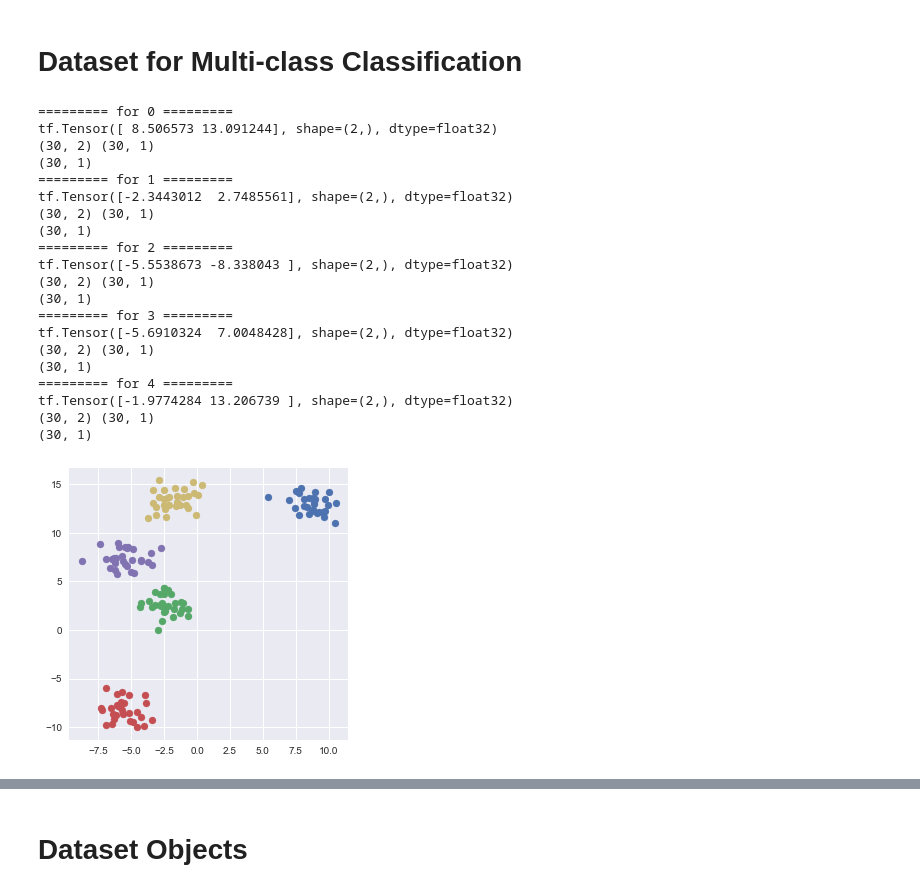
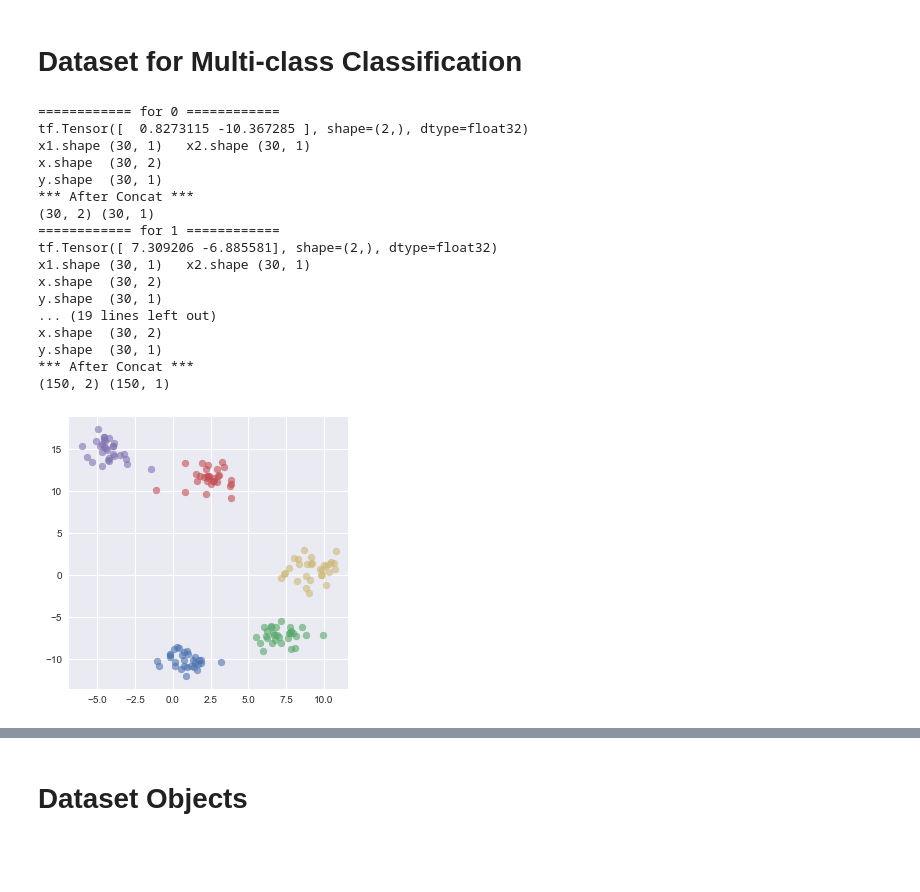
Before and after one commit to hjlee21/Basic_Deep_Learning, a Jupyter notebook: 10_Datasets_Multi-class_Classification.ipynb, the cells around one changed output, grey strips where cells are left out. Drawn from its saved outputs; the diff is of its cells as text; code cells hidden in the pictures; blank space fills up the shorter version.

```diff
--- a/10_Datasets_Multi-class_Classification.ipynb
+++ b/10_Datasets_Multi-class_Classification.ipynb
@@ -6,59 +6,69 @@ import matplotlib.pyplot as plt
 
 plt.style.use('seaborn')
 
 # N: Minibatch, x의 갯수: 2
 N, n_feature = 30, 2
 n_class = 5
 
 X = tf.zeros(shape=(0, n_feature))
-Y = tf.zeros(shape=(0, 10), dtype=tf.int32)
-
-fig, ax = plt.subplots(figsize=(5,5))
+Y = tf.zeros(shape=(0, 1), dtype=tf.int32)
+ #shape = (0, 1)에서 0은 empty vector로 0을 선언한 곳에 채울 준비를 한다는 것
 
 
 
+fig, ax = plt.subplots(figsize=(5,5))
 for class_idx in range(n_class):
-    print(f"========= for {class_idx} =========")
+    print(f"============ for {class_idx} ============")
 
     center = tf.random.uniform(minval=-15, maxval=15, shape=(2,))
     #x,y 좌표 두개를 만들기 위해서 shape=(2,)써준것.
     print(center)
 
     #ax.scatter(center[0],center[1])
     #center의 값이 [0]과 [1]값이 있으니까
 
     # x1, x2값을 만들어보자
+    # x1은 가로축, x2는 세로축
     #center 포인트에서 random distribution으로 데이터를 만들어보고자 함
     #한 클래스(n_class=5)당 30개(N)가 만들어지는 거기 때문에 전체 데이터셋은 150개가 만들어짐
-    x1 = center[0] + tf.random.normal(shape=(N,1))
-    x2 = center[1] + tf.random.normal(shape=(N,1))
+    x1 = center[0] + tf.random.normal(shape=(N, 1))
+    x2 = center[1] + tf.random.normal(shape=(N, 1))
+    print(f"x1.shape {x1.shape}   x2.shape {x2.shape}")
 
-    ax.scatter(x1.numpy(), x2.numpy())
+    #ax.scatter(x1.numpy(), x2.numpy())
 
     #x1, x2값을 합쳐보자 왜냐하면 우리가 원하는건 데이터셋 그 자체니깐
     x = tf.concat((x1, x2), axis=1)
+    print(f"x.shape  {x.shape}")
+
+    #5개의 클래스, for문을 돌 때, y에 추가될 수 있도록..?
     y = class_idx * tf.ones(shape=(N,1), dtype=tf.int32)
-    print(x.shape, y.shape)
-    print(y.shape)
+    print(f"y.shape  {y.shape}")
+
+
+    ax.scatter(x[:, 0].numpy(), x[:, 1].numpy(), alpha=0.6)
+
+    X = tf.concat((X, x), axis=0)
+    Y = tf.concat((Y, y), axis=0)
+
+    print("*** After Concat ***")
+    print(X.shape, Y.shape)
 # %% [output]
-========= for 0 =========
-tf.Tensor([ 8.506573 13.091244], shape=(2,), dtype=float32)
+============ for 0 ============
+tf.Tensor([  0.8273115 -10.367285 ], shape=(2,), dtype=float32)
+x1.shape (30, 1)   x2.shape (30, 1)
+x.shape  (30, 2)
+y.shape  (30, 1)
+*** After Concat ***
 (30, 2) (30, 1)
-(30, 1)
-========= for 1 =========
-tf.Tensor([-2.3443012  2.7485561], shape=(2,), dtype=float32)
-(30, 2) (30, 1)
-(30, 1)
-========= for 2 =========
-tf.Tensor([-5.5538673 -8.338043 ], shape=(2,), dtype=float32)
-(30, 2) (30, 1)
-(30, 1)
-========= for 3 =========
-tf.Tensor([-5.6910324  7.0048428], shape=(2,), dtype=float32)
-(30, 2) (30, 1)
-(30, 1)
-========= for 4 =========
-tf.Tensor([-1.9774284 13.206739 ], shape=(2,), dtype=float32)
-(30, 2) (30, 1)
-(30, 1)
+============ for 1 ============
+tf.Tensor([ 7.309206 -6.885581], shape=(2,), dtype=float32)
+x1.shape (30, 1)   x2.shape (30, 1)
+x.shape  (30, 2)
+y.shape  (30, 1)
+... (19 lines left out)
+x.shape  (30, 2)
+y.shape  (30, 1)
+*** After Concat ***
+(150, 2) (150, 1)
-[figure, old version]
+[figure, new version]
```
Also changed, not shown: parts of 11 cells of this notebook.
